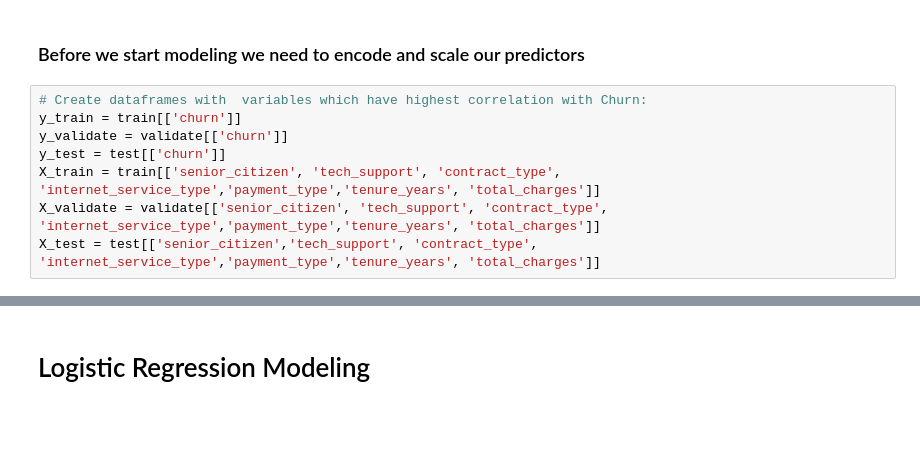
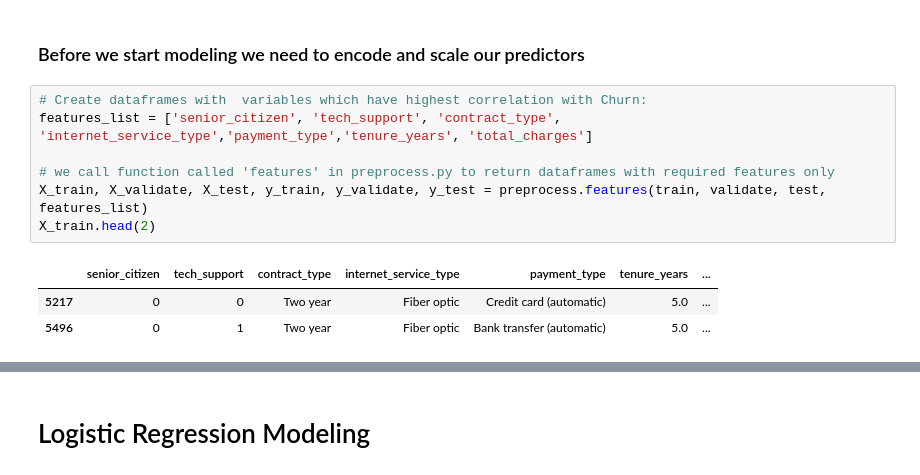
Before and after one commit to ravinder79/Telco_Churn, a Jupyter notebook: Telco_Churn_Final.ipynb, the cells around one changed output, grey strips where cells are left out. Saved outputs shown, nothing was run; the diff lists cells and outputs as text; blank space fills up the shorter version.

```diff
--- a/Telco_Churn_Final.ipynb
+++ b/Telco_Churn_Final.ipynb
@@ -402,12 +419,15 @@ plt.xticks(rotation=45)
 ***
 # %% [markdown]
 ### Before we start modeling we need to encode and scale our predictors
-# %%
-# Create dataframes with  variables which have highest correlation with Churn:
-y_train = train[['churn']]
-y_validate = validate[['churn']]
-y_test = test[['churn']]
-X_train = train[['senior_citizen', 'tech_support', 'contract_type', 'internet_service_type','payment_type','tenure_years', 'total_charges']]
-X_validate = validate[['senior_citizen', 'tech_support', 'contract_type', 'internet_service_type','payment_type','tenure_years', 'total_charges']]
-X_test = test[['senior_citizen','tech_support', 'contract_type', 'internet_service_type','payment_type','tenure_years', 'total_charges']]
+# %%
+# Create dataframes with  variables which have highest correlation with Churn:
+features_list = ['senior_citizen', 'tech_support', 'contract_type', 'internet_service_type','payment_type','tenure_years', 'total_charges']
+
+# we call function called 'features' in preprocess.py to return dataframes with required features only
+X_train, X_validate, X_test, y_train, y_validate, y_test = preprocess.features(train, validate, test, features_list)
+X_train.head(2)
+# %% [output]
+|  | senior_citizen | tech_support | contract_type | internet_service_type | payment_type | tenure_years | ... |
+| 5217 | 0 | 0 | Two year | Fiber optic | Credit card (automatic) | 5.0 | ... |
+| 5496 | 0 | 1 | Two year | Fiber optic | Bank transfer (automatic) | 5.0 | ... |
 # %%
```
Also changed, not shown: parts of 38 cells of this notebook.
